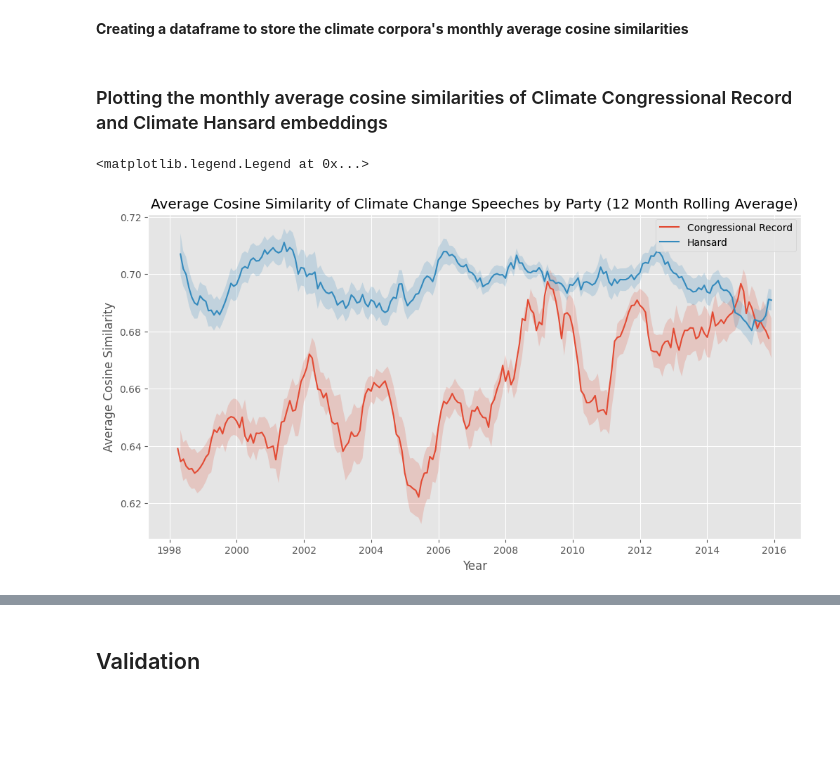
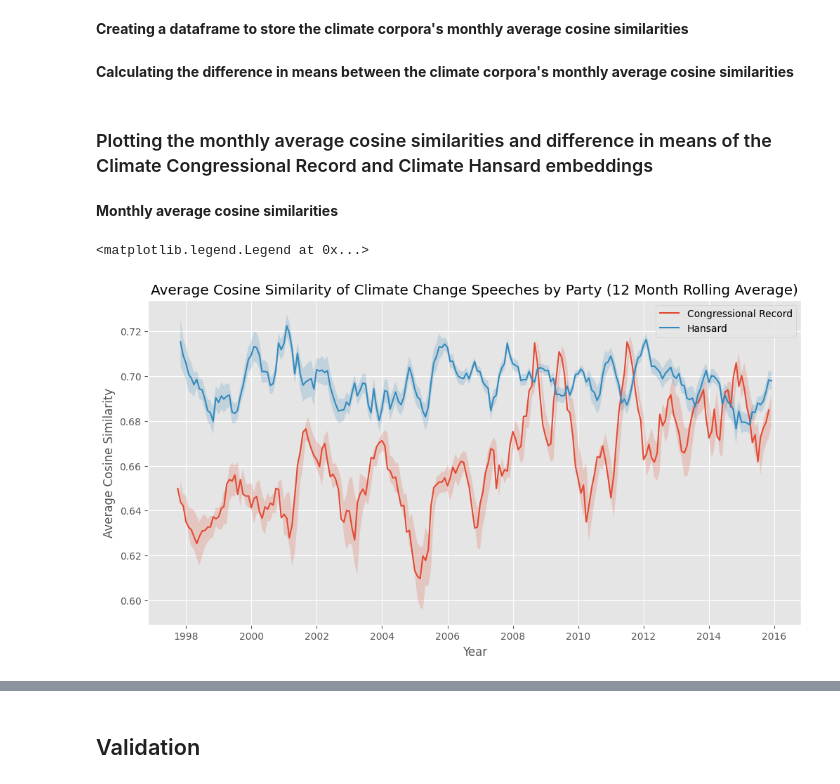
Before and after one commit to felixwallis/pir-dissertation, a Jupyter notebook: source/analysis/word_embeddings_analysis.ipynb, the cells around one changed output, grey strips where cells are left out. Cells and saved outputs as stored; diff of their text form; code cells hidden in the pictures; blank space fills up the shorter version.

Commit message:
plotting difference in avearge cosine similarity over time

```diff
--- a/source/analysis/word_embeddings_analysis.ipynb
+++ b/source/analysis/word_embeddings_analysis.ipynb
@@ -356,6 +356,7 @@ def process_month(group, party_1, party_2, party_column, prefix):
             f'{prefix}_num_comparisons': 0,
             f'{prefix}_average_similarity': np.nan,
             f'{prefix}_std_dev_similarity': np.nan,
+            f'{prefix}_std_err_similarity': np.nan,
             f'{prefix}_confidence_interval': np.nan,
             f'{prefix}_upper_bound': np.nan,
             f'{prefix}_lower_bound': np.nan
@@ -366,14 +367,16 @@ def process_month(group, party_1, party_2, party_column, prefix):
     average_similarity = np.mean(similarity_matrix)
     std_dev_similarity = np.std(similarity_matrix)
     num_comparisons = similarity_matrix.size
+    std_err_similarity = std_dev_similarity / np.sqrt(num_comparisons)
     confidence_interval = 1.96 * \
-        (std_dev_similarity / np.sqrt(num_comparisons))  # 95% confidence interval
+        std_err_similarity  # 95% confidence interval
 
     return pd.Series({
         f'{prefix}_num_speeches': group.shape[0],
         f'{prefix}_num_comparisons': num_comparisons,
         f'{prefix}_average_similarity': average_similarity,
         f'{prefix}_std_dev_similarity': std_dev_similarity,
+        f'{prefix}_std_err_similarity': std_err_similarity,
         f'{prefix}_confidence_interval': confidence_interval,
         f'{prefix}_upper_bound': average_similarity + confidence_interval,
         f'{prefix}_lower_bound': average_similarity - confidence_interval
@@ -428,27 +430,43 @@ climate_monthly_similarities.to_parquet(
+# %% [markdown]
+**Calculating the difference in means between the climate corpora's monthly average cosine similarities**
+# %%
+climate_monthly_similarities['difference_in_means'] = (
+    climate_monthly_similarities['climate_hansard_average_similarity'] - climate_monthly_similarities['climate_congressional_record_average_similarity'])
+climate_monthly_similarities['SE_diff'] = np.sqrt(
+    climate_monthly_similarities['climate_hansard_std_err_similarity']**2 + climate_monthly_similarities['climate_congressional_record_std_err_similarity']**2)
+climate_monthly_similarities['combined_confidence_interval'] = 1.96 * \
+    climate_monthly_similarities['SE_diff']
+climate_monthly_similarities['upper_bound_diff'] = climate_monthly_similarities['difference_in_means'] + \
+    climate_monthly_similarities['combined_confidence_interval']
+climate_monthly_similarities['lower_bound_diff'] = climate_monthly_similarities['difference_in_means'] - \
+    climate_monthly_similarities['combined_confidence_interval']
 # %% [markdown]
-### Plotting the monthly average cosine similarities of Climate Congressional Record and Climate Hansard embeddings
+### Plotting the monthly average cosine similarities and difference in means of the Climate Congressional Record and Climate Hansard embeddings
+# %% [markdown]
+**Monthly average cosine similarities**
 # %%
 # Interpolate missing values for plotting
 interpolated_climate_monthly_similarities = climate_monthly_similarities.interpolate(
     method='time').dropna()
 
-widow = 12
+# Window for rolling average
+widow = 6
 
 plt.figure(figsize=(12, 6))
 plt.plot(interpolated_climate_monthly_similarities.index.to_timestamp(), interpolated_climate_monthly_similarities['climate_congressional_record_average_similarity'].rolling(
     window=widow).mean(), label='Congressional Record')
 plt.fill_between(interpolated_climate_monthly_similarities.index, interpolated_climate_monthly_similarities['climate_congressional_record_lower_bound'].rolling(
     window=widow).mean(), interpolated_climate_monthly_similarities['climate_congressional_record_upper_bound'].rolling(window=widow).mean(), alpha=0.2)
 
 plt.plot(interpolated_climate_monthly_similarities.index, interpolated_climate_monthly_similarities['climate_hansard_average_similarity'].rolling(
     window=widow).mean(), label='Hansard')
 plt.fill_between(interpolated_climate_monthly_similarities.index, interpolated_climate_monthly_similarities['climate_hansard_lower_bound'].rolling(
     window=widow).mean(), interpolated_climate_monthly_similarities['climate_hansard_upper_bound'].rolling(window=widow).mean(), alpha=0.2)
 
 plt.title('Average Cosine Similarity of Climate Change Speeches by Party (12 Month Rolling Average)')
 plt.xlabel('Year')
 plt.ylabel('Average Cosine Similarity')
 plt.legend()
 # %% [output]
 <matplotlib.legend.Legend at 0x...>
-[figure, old version]
+[figure, new version]
```
Also changed, not shown: parts of 4 cells of this notebook.
